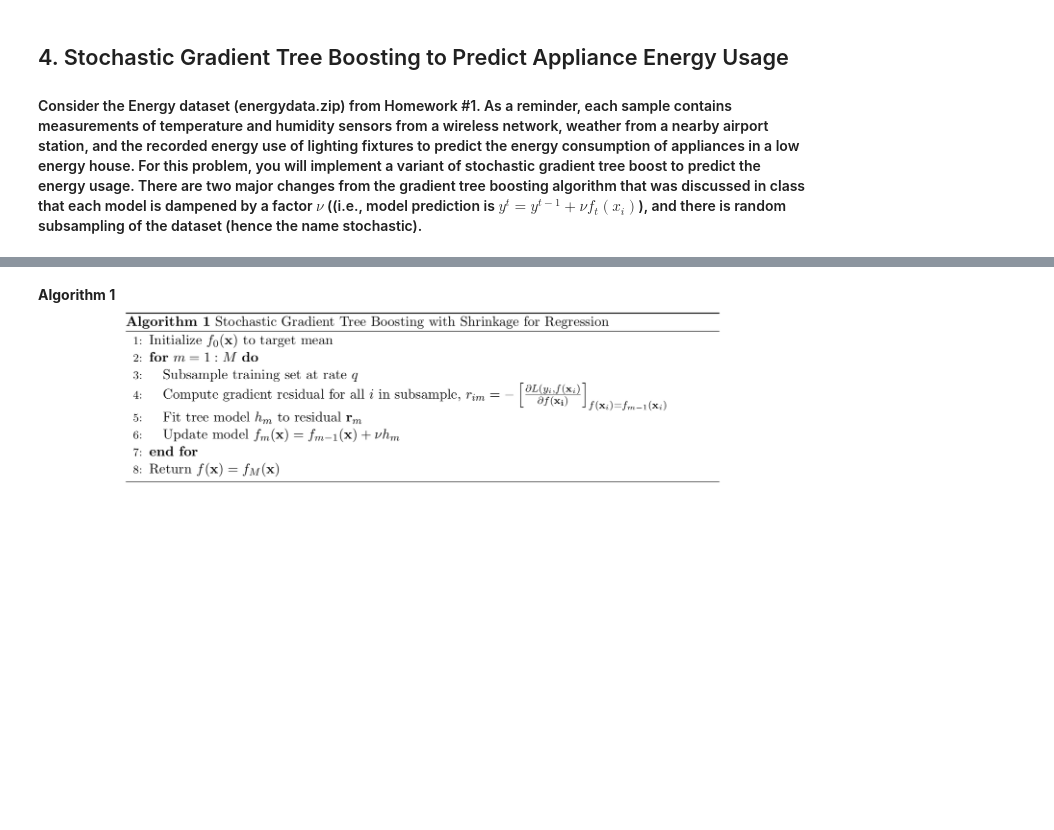
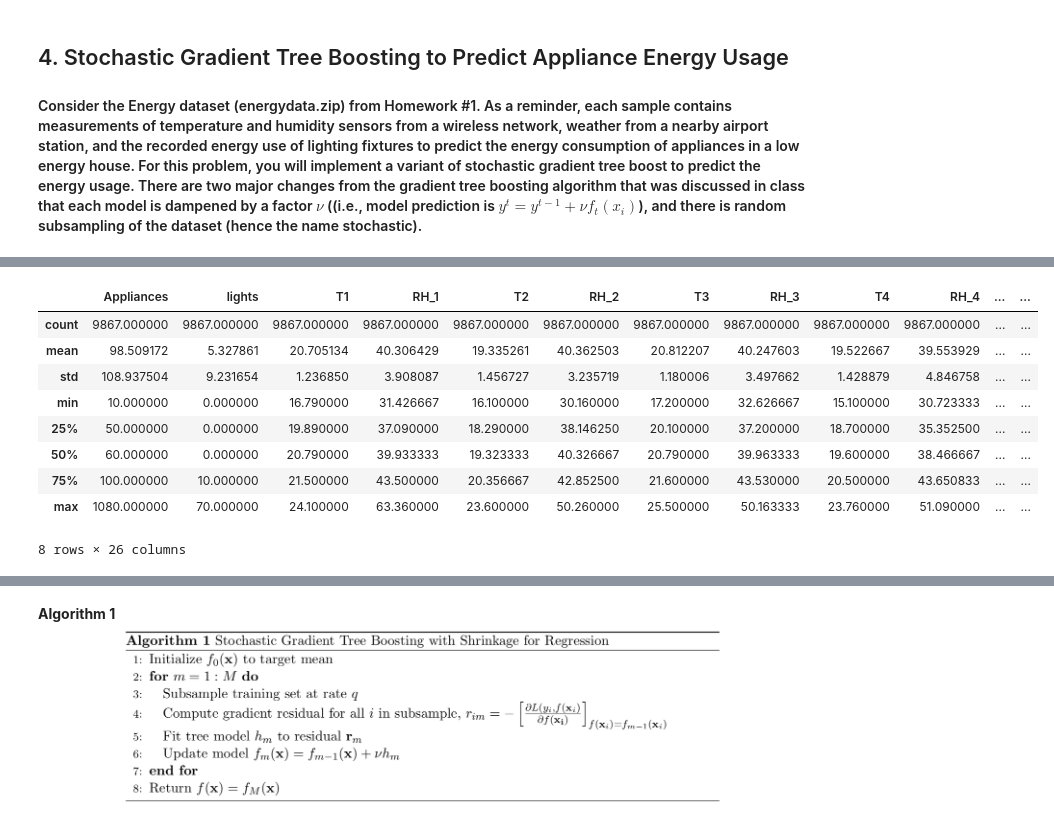
Before and after one commit to Leon-624/ML_HW, a Jupyter notebook: ML_HW3/ML_HW3_Trees.ipynb, the cells around one changed output, grey strips where cells are left out. Drawn from its saved outputs; the diff is of its cells as text; code cells hidden in the pictures; blank space fills up the shorter version.

```diff
--- a/ML_HW3/ML_HW3_Trees.ipynb
+++ b/ML_HW3/ML_HW3_Trees.ipynb
@@ -619,0 +654,22 @@ The AUC by averaging probabilities is 0.836
+# %%
+# Read data from file
+file_train = 'train.csv'
+file_valid = 'validation.csv'
+file_test = 'test.csv'
+
+df_train = pd.read_csv(file_train, index_col=0)
+df_valid = pd.read_csv(file_valid, index_col=0)
+df_test = pd.read_csv(file_test, index_col=0)
+
+df_train.describe()
+# %% [output]
+|  | Appliances | lights | T1 | RH_1 | T2 | RH_2 | T3 | RH_3 | T4 | RH_4 | ... | ... |
+| count | 9867.000000 | 9867.000000 | 9867.000000 | 9867.000000 | 9867.000000 | 9867.000000 | 9867.000000 | 9867.000000 | 9867.000000 | 9867.000000 | ... | ... |
+| mean | 98.509172 | 5.327861 | 20.705134 | 40.306429 | 19.335261 | 40.362503 | 20.812207 | 40.247603 | 19.522667 | 39.553929 | ... | ... |
+| std | 108.937504 | 9.231654 | 1.236850 | 3.908087 | 1.456727 | 3.235719 | 1.180006 | 3.497662 | 1.428879 | 4.846758 | ... | ... |
+| min | 10.000000 | 0.000000 | 16.790000 | 31.426667 | 16.100000 | 30.160000 | 17.200000 | 32.626667 | 15.100000 | 30.723333 | ... | ... |
+| 25% | 50.000000 | 0.000000 | 19.890000 | 37.090000 | 18.290000 | 38.146250 | 20.100000 | 37.200000 | 18.700000 | 35.352500 | ... | ... |
+| 50% | 60.000000 | 0.000000 | 20.790000 | 39.933333 | 19.323333 | 40.326667 | 20.790000 | 39.963333 | 19.600000 | 38.466667 | ... | ... |
+| 75% | 100.000000 | 10.000000 | 21.500000 | 43.500000 | 20.356667 | 42.852500 | 21.600000 | 43.530000 | 20.500000 | 43.650833 | ... | ... |
+| max | 1080.000000 | 70.000000 | 24.100000 | 63.360000 | 23.600000 | 50.260000 | 25.500000 | 50.163333 | 23.760000 | 51.090000 | ... | ... |
+8 rows × 26 columns
```
Also changed, not shown: parts of 10 cells of this notebook, 4 other files.
